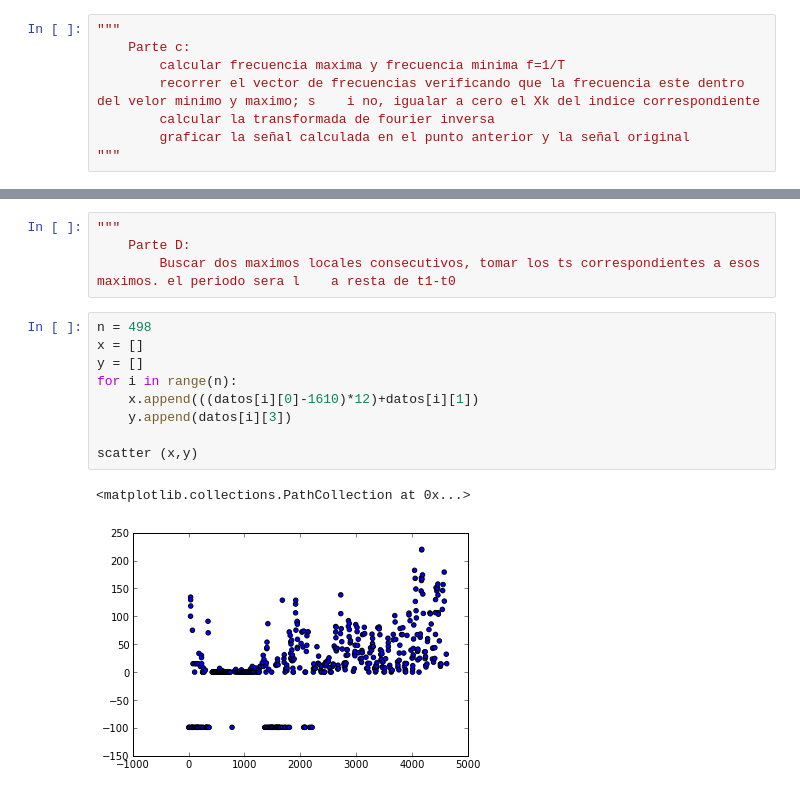
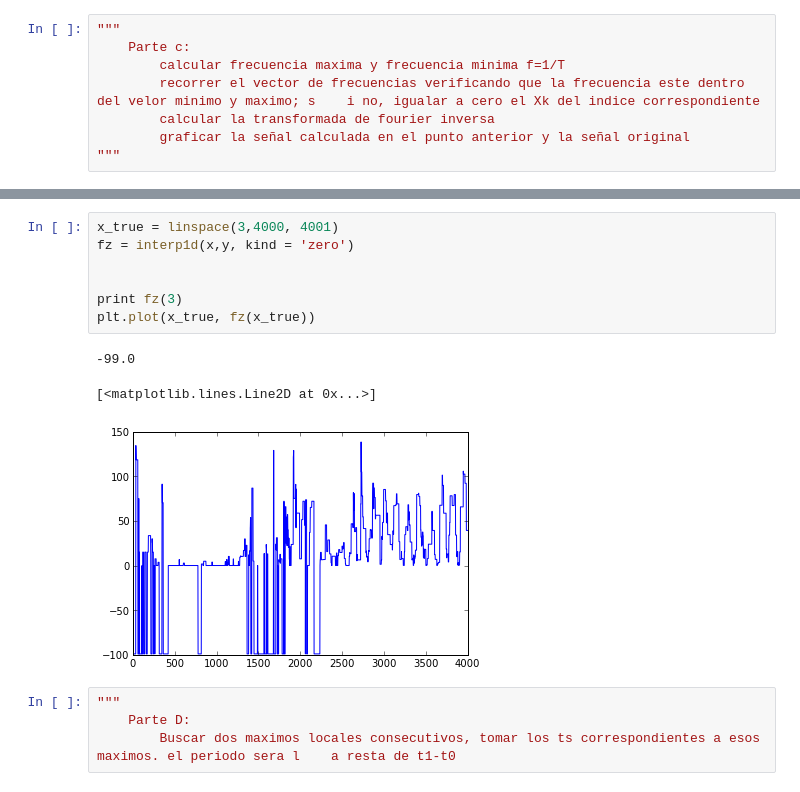
Before and after one commit to MateoJimenez19/Tarea_5-, a Jupyter notebook: Tarea5_2.ipynb, the cells around one changed output, grey strips where cells are left out. Cells and saved outputs as stored; diff of their text form.

```diff
--- a/Tarea5_2.ipynb
+++ b/Tarea5_2.ipynb
@@ -70,16 +88,15 @@ scatter (x,y)
+# %%
+x_true = linspace(3,4000, 4001)
+fz = interp1d(x,y, kind = 'zero')
+
+
+print fz(3)
+plt.plot(x_true, fz(x_true))
+# %% [output]
+-99.0
+[<matplotlib.lines.Line2D at 0x...>]
+[figure, added]
 # %%
 """
     Parte D:
         Buscar dos maximos locales consecutivos, tomar los ts correspondientes a esos maximos. el periodo sera l    a resta de t1-t0
-# %%
-n = 498
-x = []
-y = []
-for i in range(n):
-    x.append(((datos[i][0]-1610)*12)+datos[i][1])
-    y.append(datos[i][3])
-
-scatter (x,y)
-# %% [output]
-<matplotlib.collections.PathCollection at 0x...>
-[figure, removed]
```
Also changed, not shown: parts of 4 cells of this notebook.
